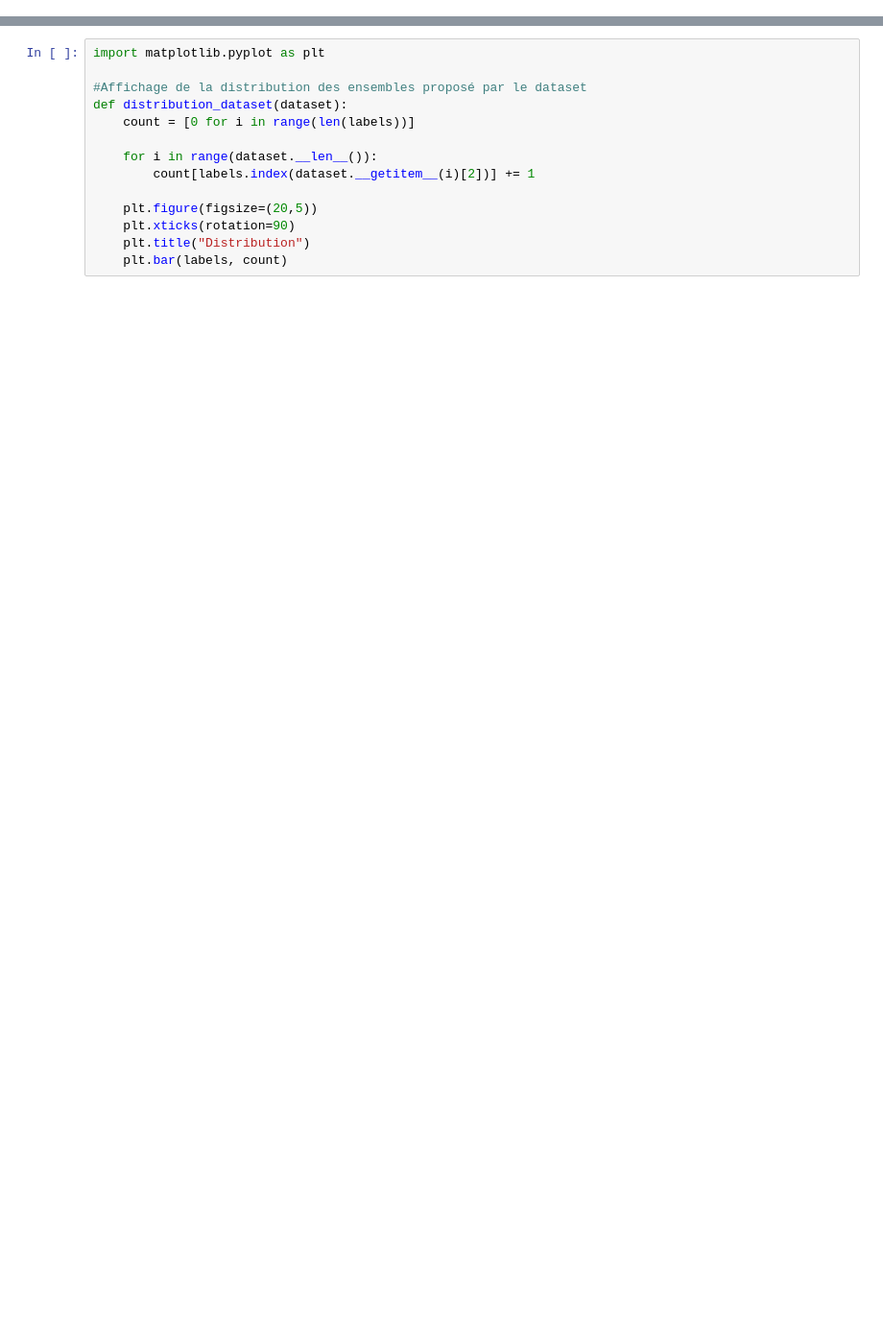
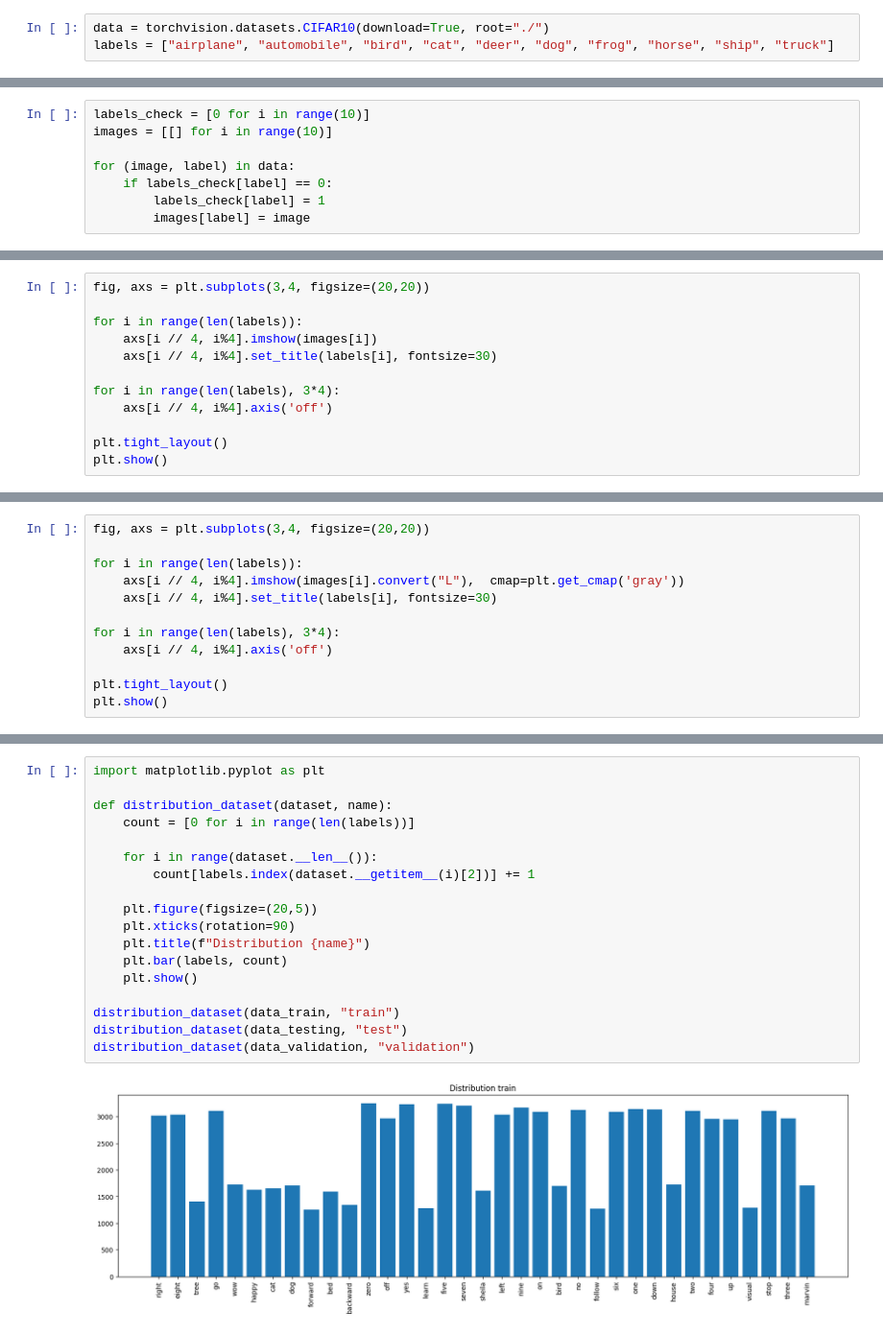
Before and after one commit to stcaillou/Projet-IA02, a Jupyter notebook: ExplorationDonnées.ipynb, the cells around one changed output, grey strips where cells are left out. Shown at 96% size. Cells and saved outputs as stored; diff of their text form; blank space fills up the shorter version.

Commit message:
Rangement Dossiers

```diff
--- a/ExplorationDonnées.ipynb
+++ b/ExplorationDonnées.ipynb
@@ -2,0 +30,3 @@ https://arxiv.org/pdf/1804.03209
+# %%
+data = torchvision.datasets.CIFAR10(download=True, root="./")
+labels = ["airplane", "automobile", "bird", "cat", "deer", "dog", "frog", "horse", "ship", "truck"]
@@ -2,0 +35,8 @@ https://arxiv.org/pdf/1804.03209
+# %%
+labels_check = [0 for i in range(10)]
+images = [[] for i in range(10)]
+
+for (image, label) in data:
+    if labels_check[label] == 0:
+        labels_check[label] = 1
+        images[label] = image
@@ -2,0 +58,12 @@ https://arxiv.org/pdf/1804.03209
+# %%
+fig, axs = plt.subplots(3,4, figsize=(20,20))
+
+for i in range(len(labels)):
+    axs[i // 4, i%4].imshow(images[i])
+    axs[i // 4, i%4].set_title(labels[i], fontsize=30)
+
+for i in range(len(labels), 3*4):
+    axs[i // 4, i%4].axis('off')
+
+plt.tight_layout()
+plt.show()
@@ -2,0 +74,12 @@ https://arxiv.org/pdf/1804.03209
+# %%
+fig, axs = plt.subplots(3,4, figsize=(20,20))
+
+for i in range(len(labels)):
+    axs[i // 4, i%4].imshow(images[i].convert("L"),  cmap=plt.get_cmap('gray'))
+    axs[i // 4, i%4].set_title(labels[i], fontsize=30)
+
+for i in range(len(labels), 3*4):
+    axs[i // 4, i%4].axis('off')
+
+plt.tight_layout()
+plt.show()
@@ -38,14 +129,20 @@ Il y a  :  35  labels
 # %%
 import matplotlib.pyplot as plt
 
-#Affichage de la distribution des ensembles proposé par le dataset
-def distribution_dataset(dataset):
+def distribution_dataset(dataset, name):
     count = [0 for i in range(len(labels))]
 
     for i in range(dataset.__len__()):
         count[labels.index(dataset.__getitem__(i)[2])] += 1
 
     plt.figure(figsize=(20,5))
     plt.xticks(rotation=90)
-    plt.title("Distribution")
+    plt.title(f"Distribution {name}")
     plt.bar(labels, count)
+    plt.show()
+
+distribution_dataset(data_train, "train")
+distribution_dataset(data_testing, "test")
+distribution_dataset(data_validation, "validation")
+# %% [output]
+[figure, added]
```
Also changed, not shown: parts of 61 cells of this notebook, 30 other files.
